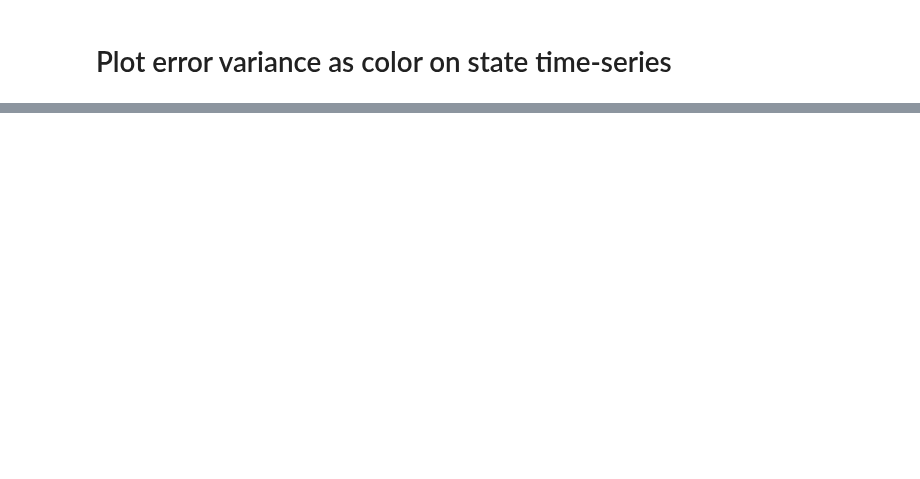
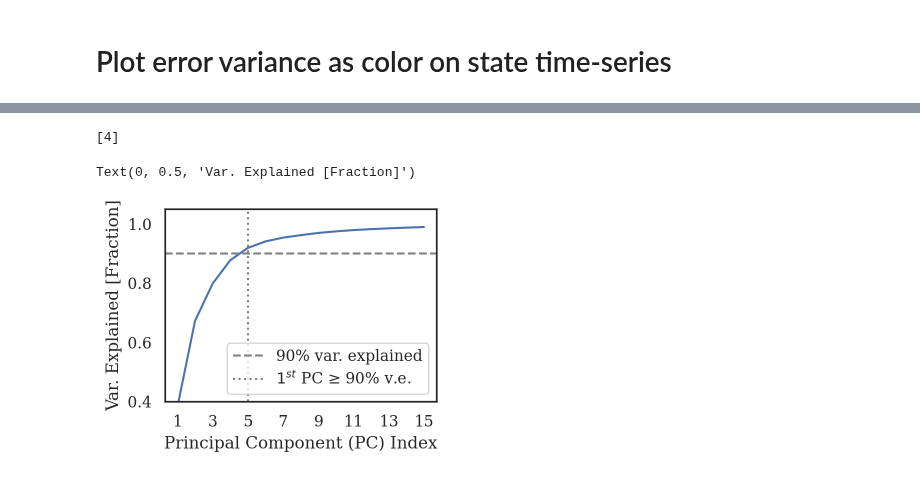
Before and after one commit to lolrenceH/pybounds, a Jupyter notebook: examples/observability_analysis.ipynb, the cells around one changed output, grey strips where cells are left out. Drawn from its saved outputs; the diff is of its cells as text; code cells hidden in the pictures; blank space fills up the shorter version.

```diff
--- a/examples/observability_analysis.ipynb
+++ b/examples/observability_analysis.ipynb
@@ -713,0 +671,14 @@ plt.show()
+# %%
+use_datasets = ['constantx5b5']
+# use_datasets = ['constantx5b5', 'switch45x5b5', 'noisy3x5b5']
+
+print(model_seed)
+selected_df = log_analysis.get_selected_df(eval_dir,
+                              use_datasets,
+                              n_episodes_home=240,
+                              n_episodes_other=240,
+                              min_ep_steps=0,
+                              balanced=False,
+                              oob_only=False,
+                              verbose =True) # get the pkl files
+print(selected_df.shape)
@@ -713,0 +705,27 @@ plt.show()
+# %%
+pca_common = log_analysis.get_pca_common(selected_df,
+                            n_comp=15,
+                            is_recurrent=is_recurrent)
+# def plot_scree(pca_common):
+cum_evr=np.cumsum(pca_common.explained_variance_ratio_)
+n_comp=len(pca_common.explained_variance_ratio_)
+
+fig = plt.figure(figsize=(3.5,2.5))
+plt.plot(cum_evr)
+ax = plt.gca()
+ax.set_xticks(np.arange(n_comp, step=2, dtype=int));
+ax.set_xticklabels(np.arange(n_comp, step=2, dtype=int) + 1);
+ax.axhline(0.90, ls='--', c='grey', label='90% var. explained')
+plt.ylim(0.4, 1.05)
+
+pc_over = np.argwhere(list(cum_evr >= 0.9))[0]
+print(pc_over)
+ax.axvline(pc_over, ls=':', c='grey', label='$1^{st}$ PC ≥ 90% v.e.')
+
+plt.legend(loc='lower right')
+plt.xlabel("Principal Component (PC) Index")
+plt.ylabel("Var. Explained [Fraction]")
+# %% [output]
+[4]
+Text(0, 0.5, 'Var. Explained [Fraction]')
+[figure, added]
```
Also changed, not shown: parts of 24 cells of this notebook.
